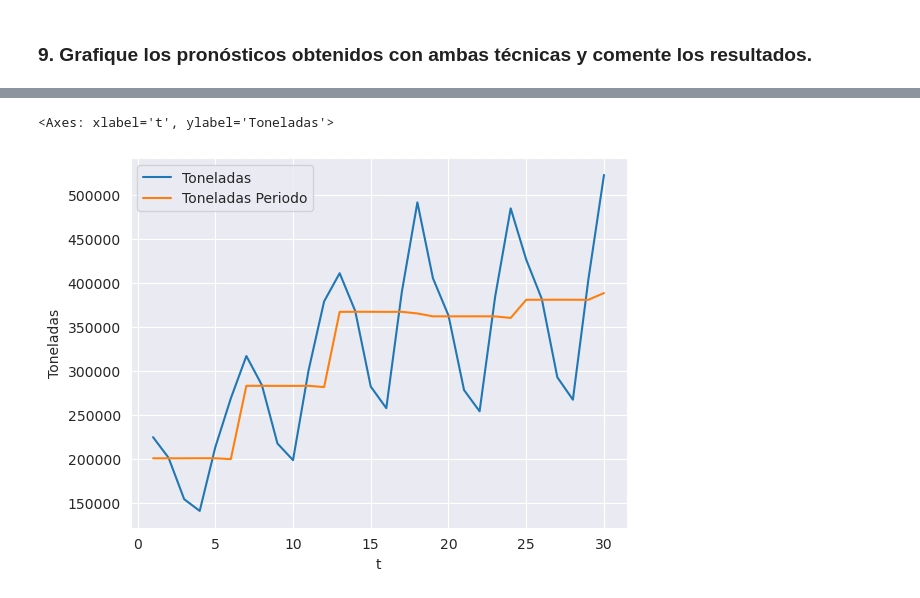
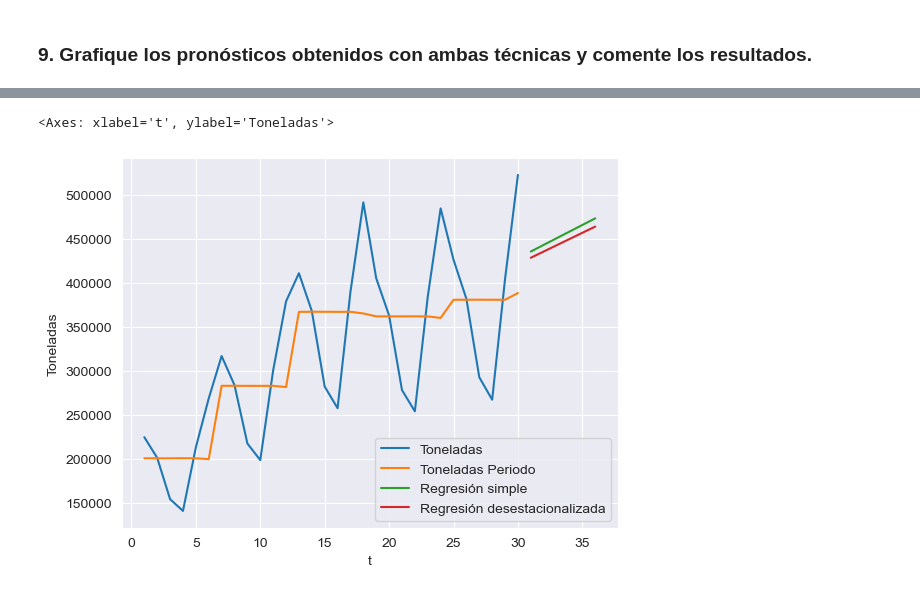
Before and after one commit to Anonymate054/MCD-Econometrics, a Jupyter notebook: notebooks/homeworks/0.0-leng-HW03.ipynb, the cells around one changed output, grey strips where cells are left out. Saved outputs shown, nothing was run; the diff lists cells and outputs as text; code cells hidden in the pictures.

```diff
--- a/notebooks/homeworks/0.0-leng-HW03.ipynb
+++ b/notebooks/homeworks/0.0-leng-HW03.ipynb
@@ -322,0 +346,19 @@ Notes:
+# %%
+data = {
+    'Año': [2024, 2024, 2024, 2024, 2024, 2024],
+    'Bimestre': [1, 2, 3, 4, 5, 6],
+    't': [31, 32, 33, 34, 35, 36]
+}
+
+df3 = pd.DataFrame(data)
+# df3
+# %%
+# Modelo sin desestacionalidad
+predictions = model_df.get_prediction(df3['t'])
+predicted_values = predictions.predicted_mean
+df3['base_model'] = predicted_values
+# %%
+# Modelo desestacionalizado
+predictions = model_df2.get_prediction(df3['t'])
+predicted_values = predictions.predicted_mean
+df3['des_model'] = predicted_values
@@ -327,6 +472,8 @@ Notes:
 # %%
 sns.lineplot(data=df2, x='t', y='Toneladas', label='Toneladas')
 sns.lineplot(data=df2, x='t', y='Toneladas_periodo', label='Toneladas Periodo')
+sns.lineplot(data=df3, x='t', y='base_model', label='Regresión simple')
+sns.lineplot(data=df3, x='t', y='des_model', label='Regresión desestacionalizada')
 # %% [output]
 <Axes: xlabel='t', ylabel='Toneladas'>
-[figure, old version]
+[figure, new version]
```
Also changed, not shown: parts of 32 cells of this notebook, 1 other file.
